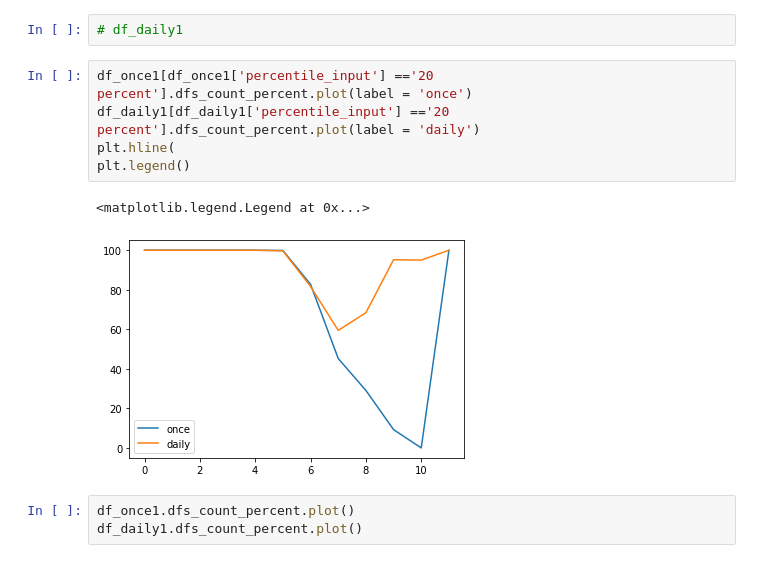
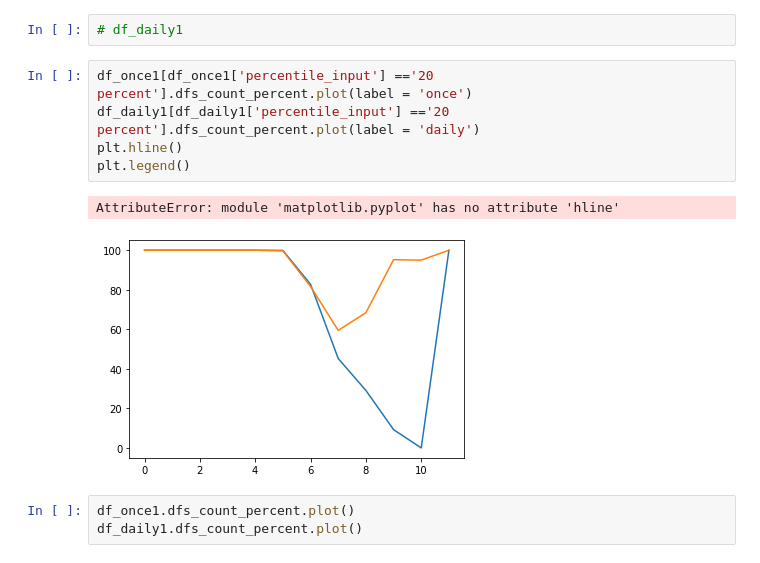
Before and after one commit to varyabazilova/sedcas_sediments_hma, a Jupyter notebook: 202406_modelruns/df_count_bubbles_for_all.ipynb, the cells around one changed output. Saved outputs shown, nothing was run; the diff lists cells and outputs as text.

```diff
--- a/202406_modelruns/df_count_bubbles_for_all.ipynb
+++ b/202406_modelruns/df_count_bubbles_for_all.ipynb
@@ -492,11 +467,11 @@ outpath
 # %%
 df_once1[df_once1['percentile_input'] =='20 percent'].dfs_count_percent.plot(label = 'once')
 df_daily1[df_daily1['percentile_input'] =='20 percent'].dfs_count_percent.plot(label = 'daily')
-plt.hline(
+plt.hline()
 plt.legend()
 # %% [output]
-<matplotlib.legend.Legend at 0x...>
+AttributeError: module 'matplotlib.pyplot' has no attribute 'hline'
-[figure, old version]
+[figure, new version]
 # %%
 df_once1.dfs_count_percent.plot()
 df_daily1.dfs_count_percent.plot()
```
Also changed, not shown: parts of 24 cells of this notebook, 24 other files.
